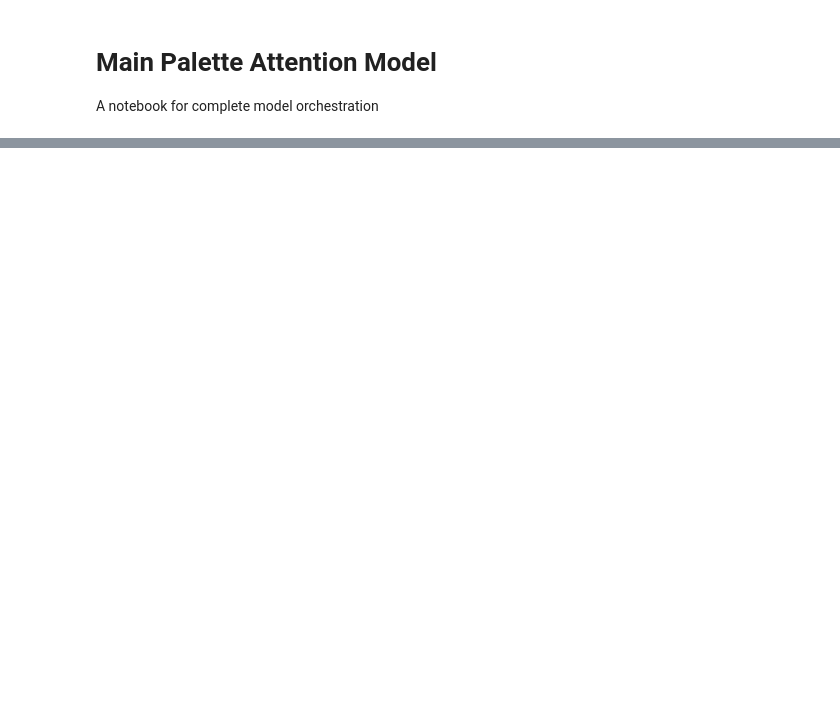
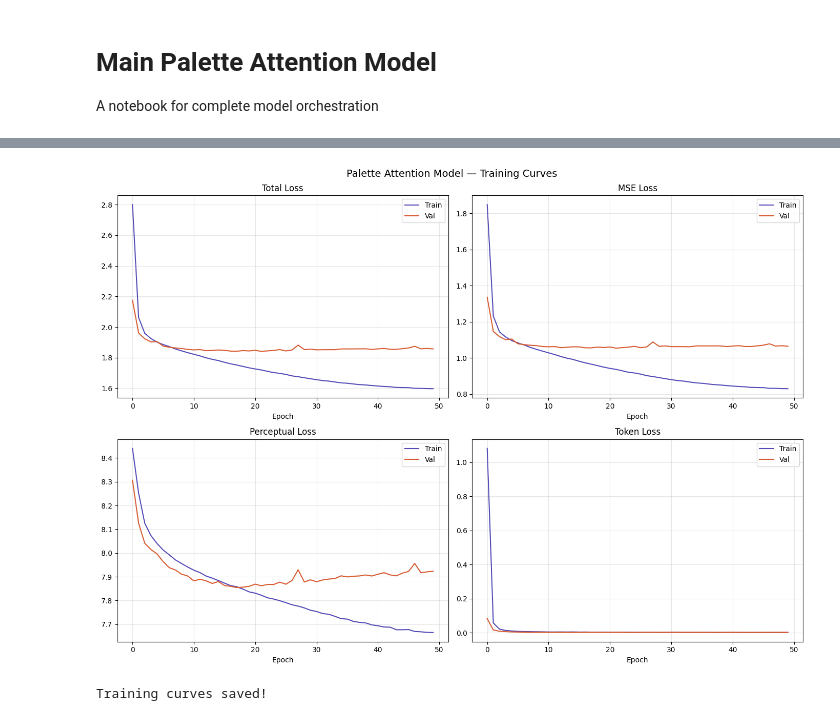
Before and after one commit to Manjushwarofficial/Palette-Attention-Model, a Jupyter notebook: train.ipynb, the cells around one changed output, grey strips where cells are left out. Saved outputs shown, nothing was run; the diff lists cells and outputs as text; code cells hidden in the pictures; blank space fills up the shorter version.

Commit message:
Kaggle Notebook | Train | Version 6

```diff
--- a/train.ipynb
+++ b/train.ipynb
@@ -57,5 +77,4 @@ for k, v in config.items():
 # %%
-# Cell 4 — All module definitions
 class SketchEncoder(nn.Module):
     def __init__(self):
         super().__init__()
@@ -136,8 +155,13 @@ class ConditionalSpatialAttention(nn.Module):
             silhouette = (sketch_01 > 0.1).float()
             mask       = F.interpolate(silhouette, size=(H, W), mode='nearest')
             logits     = logits.masked_fill(mask == 0, float('-inf'))
-        attn_weights = F.softmax(logits.view(B, -1), dim=-1).view(B, 1, H, W)
-        context      = (feature_map * attn_weights).sum(dim=[-2, -1])
+
+        # ── fix: clamp -inf before softmax to prevent NaN ──
+        logits_flat  = logits.view(B, -1)
+        logits_flat  = torch.clamp(logits_flat, min=-1e9)
+        attn_weights = F.softmax(logits_flat, dim=-1).view(B, 1, H, W)
+
+        context = (feature_map * attn_weights).sum(dim=[-2, -1])
         return context, attn_weights
 
 class SpatialAttentionDecoder(nn.Module):
@@ -188,11 +212,11 @@ class PaletteAttentionModel(nn.Module):
         self.decoder   = SpatialAttentionDecoder(512, hidden_size, embed_dim*2,
                                                   category_vocab_size, dropout)
     def forward(self, sketch, colour_idx, category_idx, hidden=None):
-        feature_map          = self.encoder(sketch)
-        style_vector         = self.embedding(colour_idx, category_idx)
-        lstm_out, hidden     = self.lstm(feature_map, style_vector, hidden)
+        feature_map           = self.encoder(sketch)
+        style_vector          = self.embedding(colour_idx, category_idx)
+        lstm_out, hidden      = self.lstm(feature_map, style_vector, hidden)
         context, attn_weights = self.attention(feature_map, lstm_out, style_vector, sketch)
-        outfit, token_logits = self.decoder(context, lstm_out, style_vector, sketch)
+        outfit, token_logits  = self.decoder(context, lstm_out, style_vector, sketch)
         return outfit, token_logits, attn_weights, hidden
 
 print("All modules defined!")
@@ -479,0 +547,40 @@ print(f"Best val loss : {best_val_loss:.4f} at epoch {best_epoch}")
+# %%
+# Cell 10 — Plot loss curves
+fig, axes = plt.subplots(2, 2, figsize=(14, 10))
+
+axes[0][0].plot(history['train_loss'], label='Train', color='#534AB7')
+axes[0][0].plot(history['val_loss'],   label='Val',   color='#D85A30')
+axes[0][0].set_title('Total Loss')
+axes[0][0].set_xlabel('Epoch')
+axes[0][0].legend()
+axes[0][0].grid(alpha=0.3)
+
+axes[0][1].plot(history['train_mse'], label='Train', color='#534AB7')
+axes[0][1].plot(history['val_mse'],   label='Val',   color='#D85A30')
+axes[0][1].set_title('MSE Loss')
+axes[0][1].set_xlabel('Epoch')
+axes[0][1].legend()
+axes[0][1].grid(alpha=0.3)
+
+axes[1][0].plot(history['train_perceptual'], label='Train', color='#534AB7')
+axes[1][0].plot(history['val_perceptual'],   label='Val',   color='#D85A30')
+axes[1][0].set_title('Perceptual Loss')
+axes[1][0].set_xlabel('Epoch')
+axes[1][0].legend()
+axes[1][0].grid(alpha=0.3)
+
+axes[1][1].plot(history['train_token'], label='Train', color='#534AB7')
+axes[1][1].plot(history['val_token'],   label='Val',   color='#D85A30')
+axes[1][1].set_title('Token Loss')
+axes[1][1].set_xlabel('Epoch')
+axes[1][1].legend()
+axes[1][1].grid(alpha=0.3)
+
+plt.suptitle('Palette Attention Model — Training Curves', fontsize=14)
+plt.tight_layout()
+plt.savefig('/kaggle/working/training_curves.png', dpi=150, bbox_inches='tight')
+plt.show()
+print("Training curves saved!")
+# %% [output]
+[figure, added]
+Training curves saved!
```
Also changed, not shown: parts of 10 cells of this notebook.
